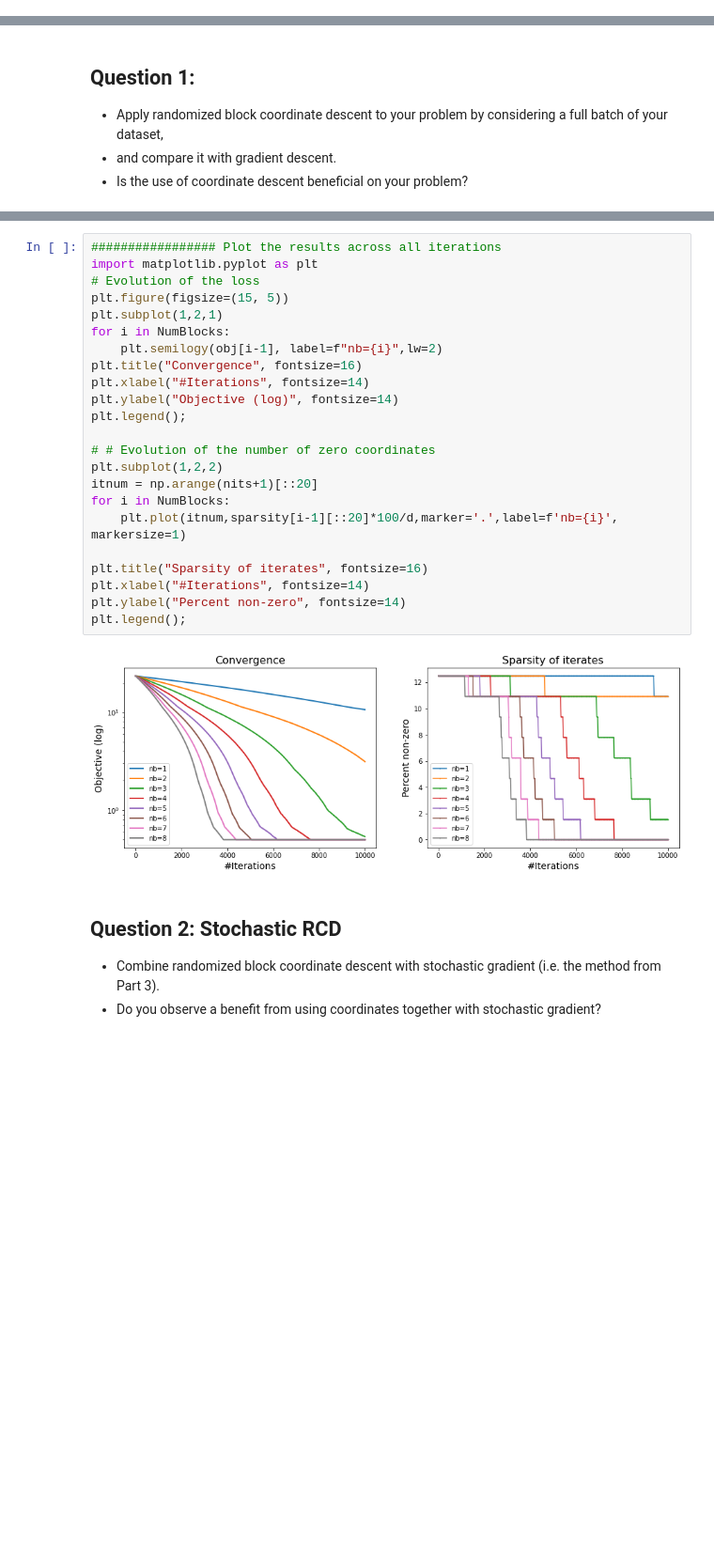
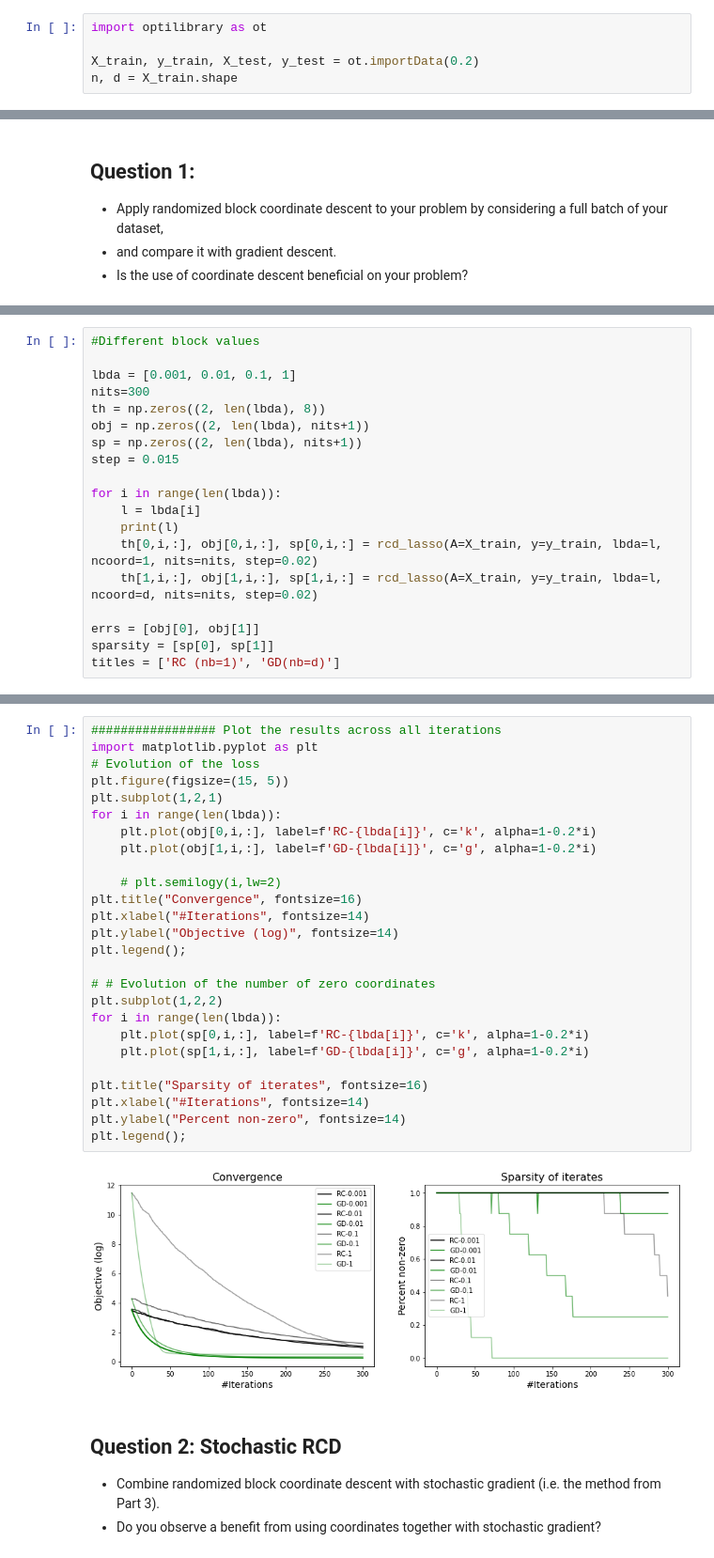
Before and after one commit to neytjieb1/optimisation_ml, a Jupyter notebook: Part 6/part6.ipynb, the cells around one changed output, grey strips where cells are left out. Shown: that part at 94% size. Drawn from its saved outputs; the diff is of its cells as text; blank space fills up the shorter version.

```diff
--- a/Part 6/part6.ipynb
+++ b/Part 6/part6.ipynb
@@ -22,0 +3,5 @@ n, d = X_train.shape
+# %%
+import optilibrary as ot
+
+X_train, y_train, X_test, y_test = ot.importData(0.2)
+n, d = X_train.shape
@@ -123,0 +53,19 @@ Sparsity 0.0
+# %%
+#Different block values
+
+lbda = [0.001, 0.01, 0.1, 1]
+nits=300
+th = np.zeros((2, len(lbda), 8))
+obj = np.zeros((2, len(lbda), nits+1))
+sp = np.zeros((2, len(lbda), nits+1))
+step = 0.015
+
+for i in range(len(lbda)):
+    l = lbda[i]
+    print(l)
+    th[0,i,:], obj[0,i,:], sp[0,i,:] = rcd_lasso(A=X_train, y=y_train, lbda=l, ncoord=1, nits=nits, step=0.02)
+    th[1,i,:], obj[1,i,:], sp[1,i,:] = rcd_lasso(A=X_train, y=y_train, lbda=l, ncoord=d, nits=nits, step=0.02)
+
+errs = [obj[0], obj[1]]
+sparsity = [sp[0], sp[1]]
+titles = ['RC (nb=1)', 'GD(nb=d)']
@@ -124,28 +86,31 @@ Sparsity 0.0
 # %%
 ################# Plot the results across all iterations
 import matplotlib.pyplot as plt
 # Evolution of the loss
 plt.figure(figsize=(15, 5))
 plt.subplot(1,2,1)
-for i in NumBlocks:
-    plt.semilogy(obj[i-1], label=f"nb={i}",lw=2)
+for i in range(len(lbda)):
+    plt.plot(obj[0,i,:], label=f'RC-{lbda[i]}', c='k', alpha=1-0.2*i)
+    plt.plot(obj[1,i,:], label=f'GD-{lbda[i]}', c='g', alpha=1-0.2*i)
+
+    # plt.semilogy(i,lw=2)
 plt.title("Convergence", fontsize=16)
 plt.xlabel("#Iterations", fontsize=14)
 plt.ylabel("Objective (log)", fontsize=14)
 plt.legend();
 
 # # Evolution of the number of zero coordinates
 plt.subplot(1,2,2)
-itnum = np.arange(nits+1)[::20]
-for i in NumBlocks:
-    plt.plot(itnum,sparsity[i-1][::20]*100/d,marker='.',label=f'nb={i}', markersize=1)
+for i in range(len(lbda)):
+    plt.plot(sp[0,i,:], label=f'RC-{lbda[i]}', c='k', alpha=1-0.2*i)
+    plt.plot(sp[1,i,:], label=f'GD-{lbda[i]}', c='g', alpha=1-0.2*i)
 
 plt.title("Sparsity of iterates", fontsize=16)
 plt.xlabel("#Iterations", fontsize=14)
 plt.ylabel("Percent non-zero", fontsize=14)
 plt.legend();
 # %% [output]
-[figure, old version]
+[figure, new version]
 # %% [markdown]
 ## Question 2: Stochastic RCD
 - Combine randomized block coordinate descent with stochastic gradient (i.e. the method from Part 3).
```
Also changed, not shown: parts of 13 cells of this notebook, 7 other files.
